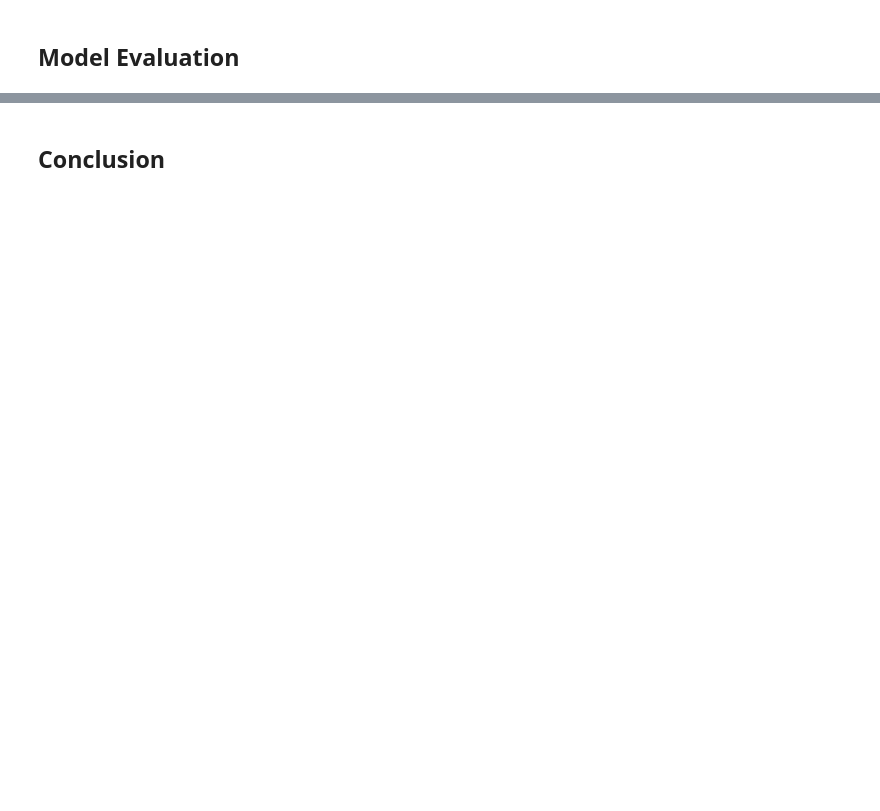
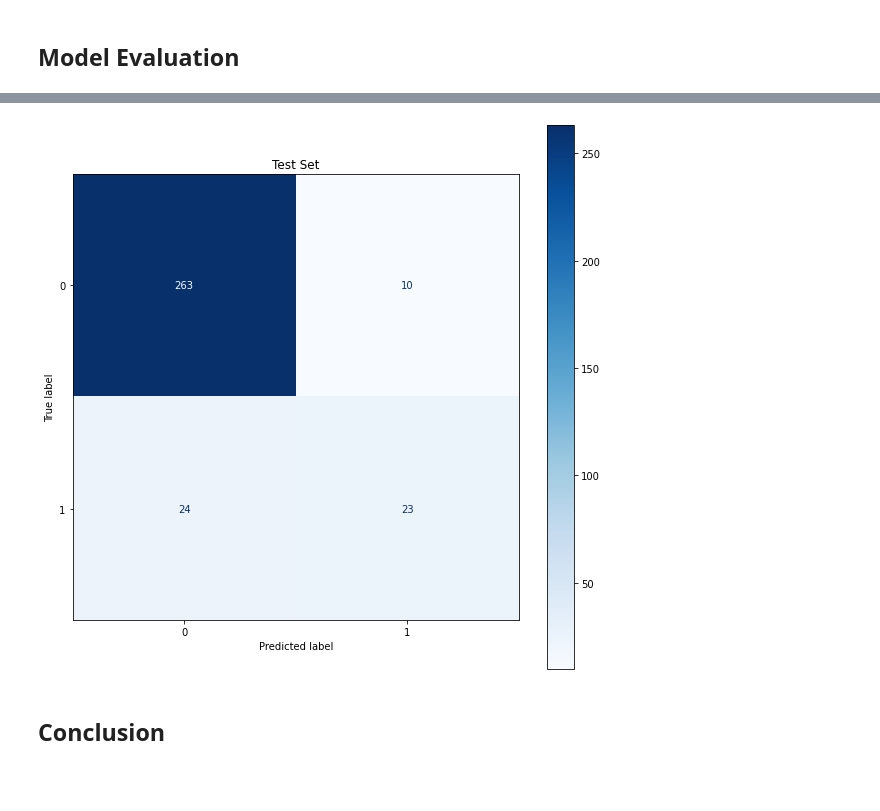
Before and after one commit to trizkynoviandy/diabetes-prediction-dashboard, a Jupyter notebook: red_wine_quality_prediction.ipynb, the cells around one changed output, grey strips where cells are left out. Drawn from its saved outputs; the diff is of its cells as text; code cells hidden in the pictures; blank space fills up the shorter version.

```diff
--- a/red_wine_quality_prediction.ipynb
+++ b/red_wine_quality_prediction.ipynb
@@ -117,2 +166,6 @@ Class 8 : 18 samples (1.13%)
+# %%
+scaler = StandardScaler()
+X_train = scaler.fit_transform(X_train)
+X_test = scaler.fit_transform(X_test)
 # %% [markdown]
 ## Model Training
@@ -120,0 +172,5 @@ Class 8 : 18 samples (1.13%)
+# %%
+from xgboost import XGBClassifier
+
+clf = XGBClassifier()
+clf.fit(X_train, y_train)
@@ -124,0 +203,2 @@ Class 8 : 18 samples (1.13%)
+# %%
+y_test_pred = clf.predict(X_test)
@@ -125,3 +216,13 @@ Class 8 : 18 samples (1.13%)
+# %%
+conf_matrix = confusion_matrix(y_test, y_test_pred)
+# %%
+conf_mat = ConfusionMatrixDisplay(conf_matrix)
+
+fig, ax = plt.subplots(figsize=(10, 10))
+ax.set_title('Test Set')
+conf_mat.plot(cmap=plt.cm.Blues, ax=ax);
+# %% [output]
+[figure, added]
 # %% [markdown]
 ## Conclusion
 # %%
```
Also changed, not shown: parts of 13 cells of this notebook.
